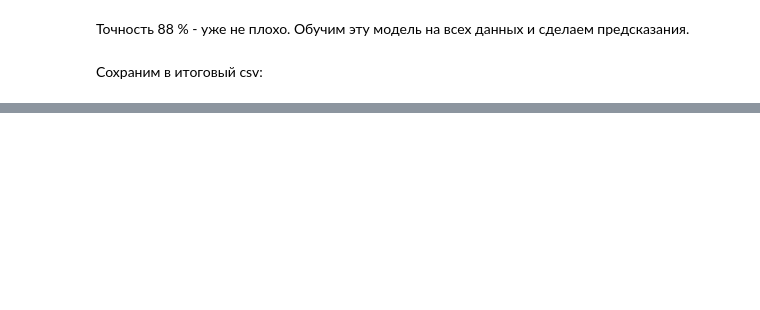
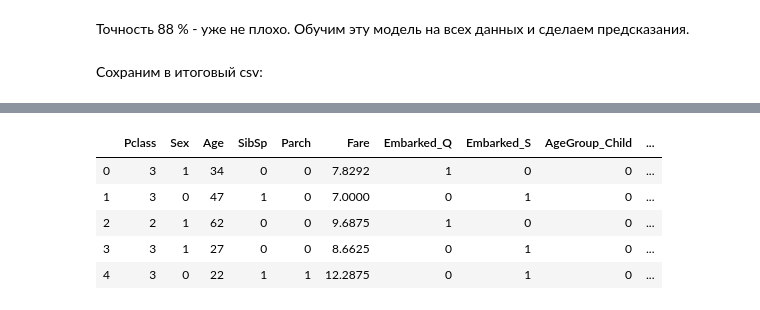
Before and after one commit to rusantsovsv/my_kaggle, a Jupyter notebook: titanic/titanic.ipynb, the cells around one changed output, grey strips where cells are left out. Cells and saved outputs as stored; diff of their text form; code cells hidden in the pictures; blank space fills up the shorter version.

```diff
--- a/titanic/titanic.ipynb
+++ b/titanic/titanic.ipynb
@@ -538,0 +564,9 @@ new_file.to_csv('result.csv', index=False)
+# %%
+df_test_1.head()
+# %% [output]
+|  | Pclass | Sex | Age | SibSp | Parch | Fare | Embarked_Q | Embarked_S | AgeGroup_Child | ... |
+| 0 | 3 | 1 | 34 | 0 | 0 | 7.8292 | 1 | 0 | 0 | ... |
+| 1 | 3 | 0 | 47 | 1 | 0 | 7.0000 | 0 | 1 | 0 | ... |
+| 2 | 2 | 1 | 62 | 0 | 0 | 9.6875 | 1 | 0 | 0 | ... |
+| 3 | 3 | 1 | 27 | 0 | 0 | 8.6625 | 0 | 1 | 0 | ... |
+| 4 | 3 | 0 | 22 | 1 | 1 | 12.2875 | 0 | 1 | 0 | ... |
```
Also changed, not shown: parts of 52 cells of this notebook, 5 other files.
